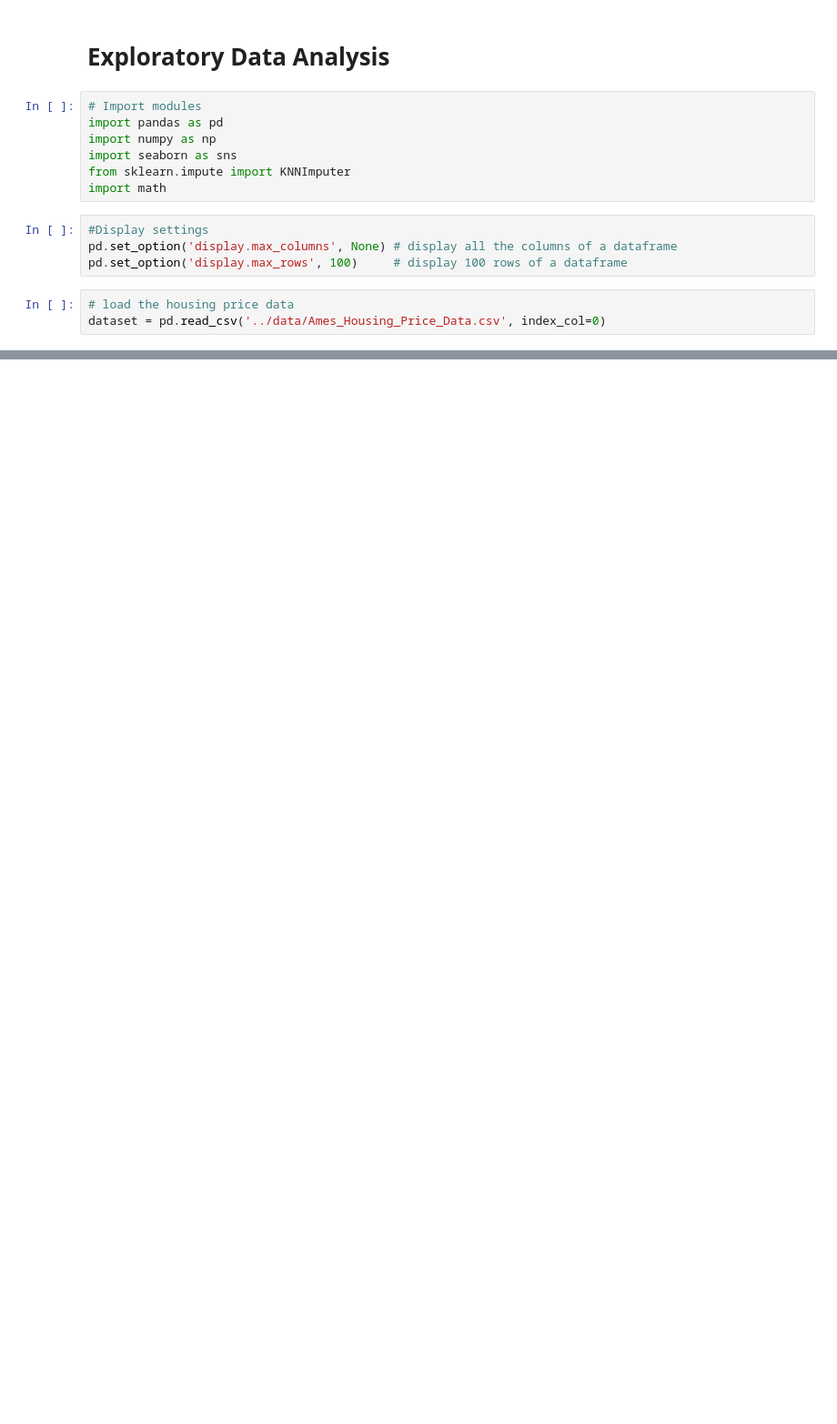
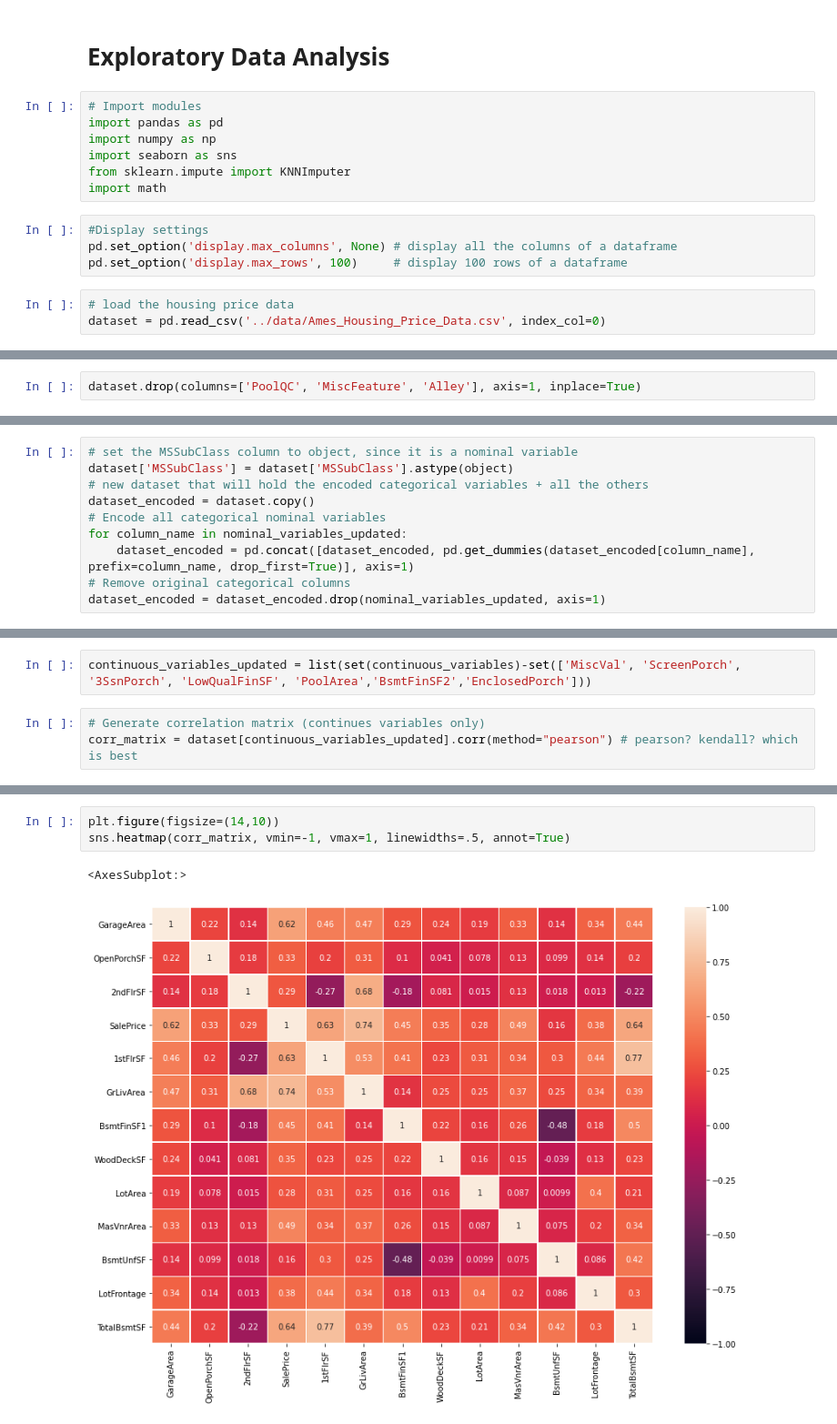
Before and after one commit to hikarinosenshi/ml_project, a Jupyter notebook: final/Presentation_Rough.ipynb, the cells around one changed output, grey strips where cells are left out. Shown at 91% size. Saved outputs shown, nothing was run; the diff lists cells and outputs as text; blank space fills up the shorter version.

```diff
--- a/final/Presentation_Final.ipynb
+++ b/final/Presentation_Rough.ipynb
@@ -37,0 +1073,2 @@ dataset = pd.read_csv('../data/Ames_Housing_Price_Data.csv', index_col=0)
+# %%
+dataset.drop(columns=['PoolQC', 'MiscFeature', 'Alley'], axis=1, inplace=True)
@@ -37,0 +1117,10 @@ dataset = pd.read_csv('../data/Ames_Housing_Price_Data.csv', index_col=0)
+# %%
+# set the MSSubClass column to object, since it is a nominal variable
+dataset['MSSubClass'] = dataset['MSSubClass'].astype(object)
+# new dataset that will hold the encoded categorical variables + all the others
+dataset_encoded = dataset.copy()
+# Encode all categorical nominal variables
+for column_name in nominal_variables_updated:
+    dataset_encoded = pd.concat([dataset_encoded, pd.get_dummies(dataset_encoded[column_name], prefix=column_name, drop_first=True)], axis=1)
+# Remove original categorical columns
+dataset_encoded = dataset_encoded.drop(nominal_variables_updated, axis=1)
@@ -37,0 +1129,5 @@ dataset = pd.read_csv('../data/Ames_Housing_Price_Data.csv', index_col=0)
+# %%
+continuous_variables_updated = list(set(continuous_variables)-set(['MiscVal', 'ScreenPorch', '3SsnPorch', 'LowQualFinSF', 'PoolArea','BsmtFinSF2','EnclosedPorch']))
+# %%
+# Generate correlation matrix (continues variables only)
+corr_matrix = dataset[continuous_variables_updated].corr(method="pearson") # pearson? kendall? which is best
@@ -37,0 +1142,6 @@ dataset = pd.read_csv('../data/Ames_Housing_Price_Data.csv', index_col=0)
+# %%
+plt.figure(figsize=(14,10))
+sns.heatmap(corr_matrix, vmin=-1, vmax=1, linewidths=.5, annot=True)
+# %% [output]
+<AxesSubplot:>
+[figure, added]
```
Also changed, not shown: parts of 201 cells of this notebook, 1 other file.
